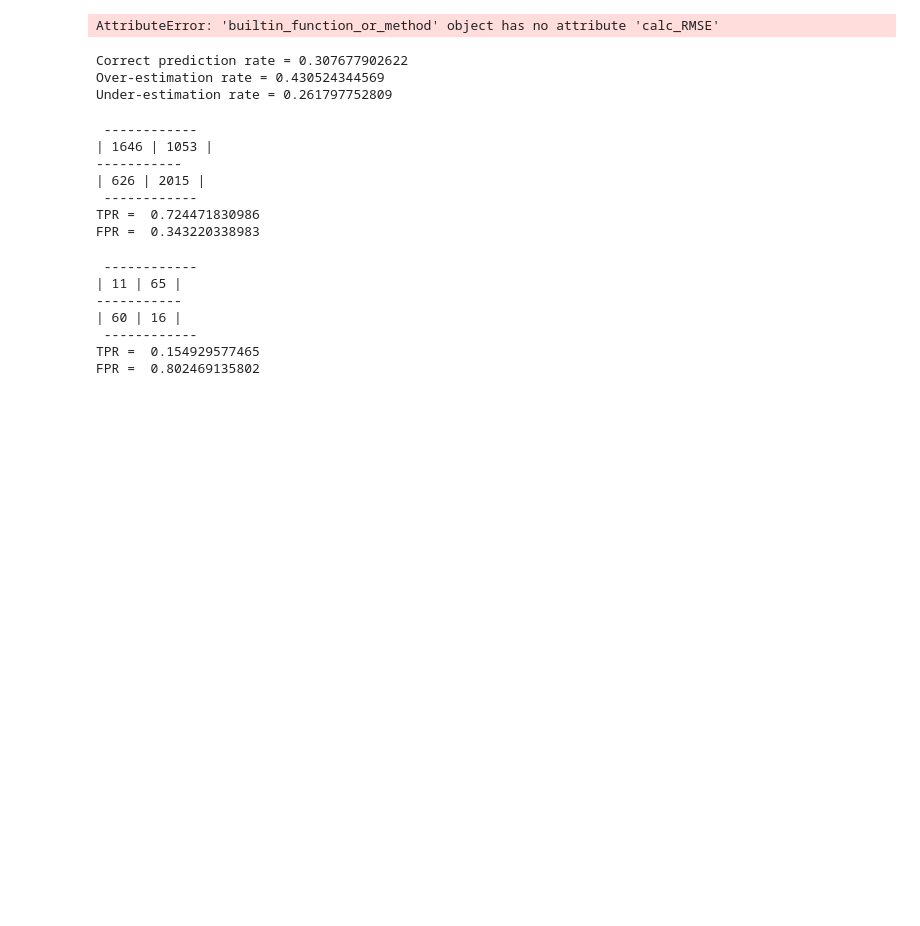
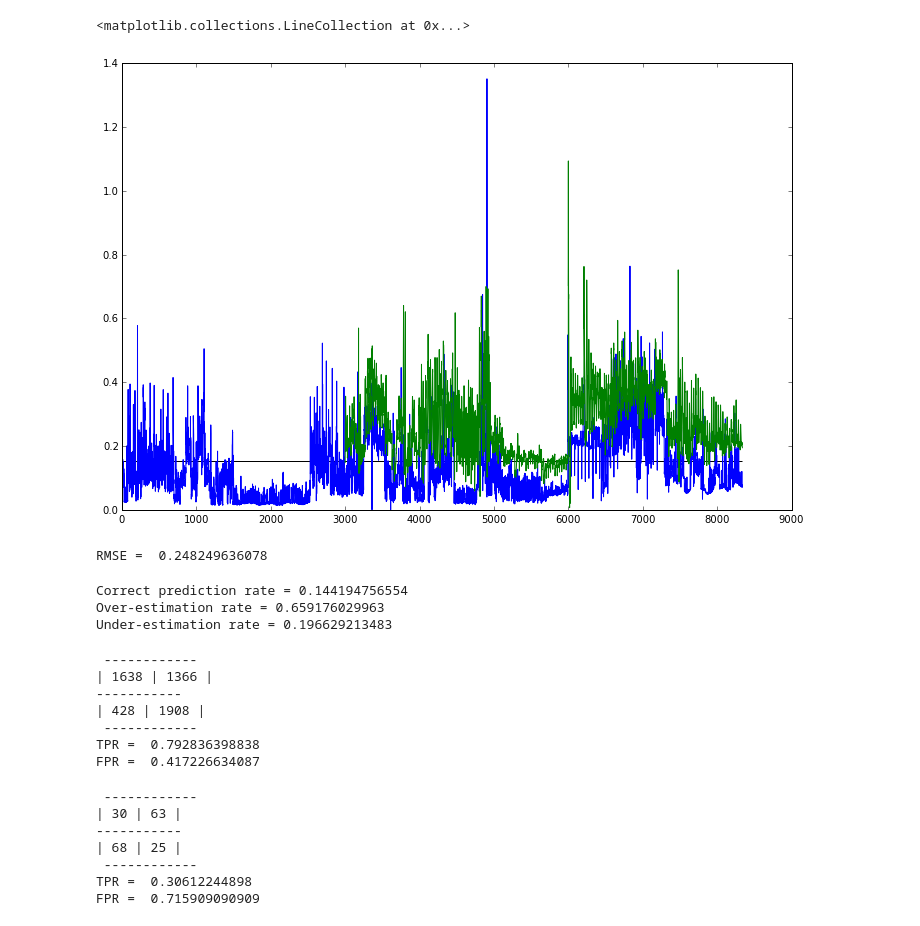
Before and after one commit to Manrich121/ForecastingCloud, a Jupyter notebook: DataPlot/src/rnn_evaluation.ipynb, the cells around one changed output. Drawn from its saved outputs; the diff is of its cells as text; code cells hidden in the pictures; blank space fills up the shorter version.

```diff
--- a/DataPlot/src/rnn_evaluation.ipynb
+++ b/DataPlot/src/rnn_evaluation.ipynb
@@ -1,51 +1,54 @@
 # %%
-# %matplotlib inline
+%matplotlib inline
 import fileutils
 import tsutils
 import numpy as np
 import matplotlib.pyplot as plt
 import evaluation as eval
 
 overload_dur = 5 #samples
 train_window = 3000
 
-forecasts = np.genfromtxt("d:/data/cpu_rnn_forecasts/cpu_317488701.csv",delimiter=',')
-truevals = np.genfromtxt("d:/data/cpuRate/cpu_317488701.csv", delimiter=',',skip_header=1)[:train_window+len(forecasts),1]
+forecasts = np.genfromtxt("d:/data/cpu_rnn_forecasts/cpu_1095481.csv",delimiter=',')
+truevals = np.genfromtxt("d:/data/cpuRate/cpu_1095481.csv", delimiter=',',skip_header=1)[:train_window+len(forecasts),1]
 
 threshold =  np.percentile(truevals, 70)
 
 plt.figure(figsize=(12,8))
 plt.plot(truevals)
 plt.plot(range(3000,3000+len(forecasts)),forecasts)
 plt.hlines(threshold,0,len(truevals))
-plt.show()
+# plt.show()
+# %% [output]
+<matplotlib.collections.LineCollection at 0x...>
+[figure, added]
 # %%
 rmse = eval.calc_RMSE(truevals[train_window:],forecasts, print_=True)
 # %% [output]
-AttributeError: 'builtin_function_or_method' object has no attribute 'calc_RMSE'
+RMSE =  0.248249636078
 # %%
 correct, overest, underest = eval.calc_upper_lower_acc(truevals[train_window:], forecasts, print_=True)
 # %% [output]
-Correct prediction rate = 0.307677902622
-Over-estimation rate = 0.430524344569
-Under-estimation rate = 0.261797752809
+Correct prediction rate = 0.144194756554
+Over-estimation rate = 0.659176029963
+Under-estimation rate = 0.196629213483
 # %%
 TPR, FPR = eval.calc_persample_accuracy(truevals[train_window:], forecasts, threshold, print_=True)
 # %% [output]
  ------------
-| 1646 | 1053 |
+| 1638 | 1366 |
 -----------
-| 626 | 2015 |
+| 428 | 1908 |
  ------------
-TPR =  0.724471830986
-FPR =  0.343220338983
+TPR =  0.792836398838
+FPR =  0.417226634087
 # %%
 TPR, FPR = eval.calc_overload_states_acc(truevals[train_window:], forecasts, threshold, print_=True)
 # %% [output]
  ------------
-| 11 | 65 |
+| 30 | 63 |
 -----------
-| 60 | 16 |
+| 68 | 25 |
  ------------
-TPR =  0.154929577465
-FPR =  0.802469135802
+TPR =  0.30612244898
+FPR =  0.715909090909
```
Also changed, not shown: 5 other files.
